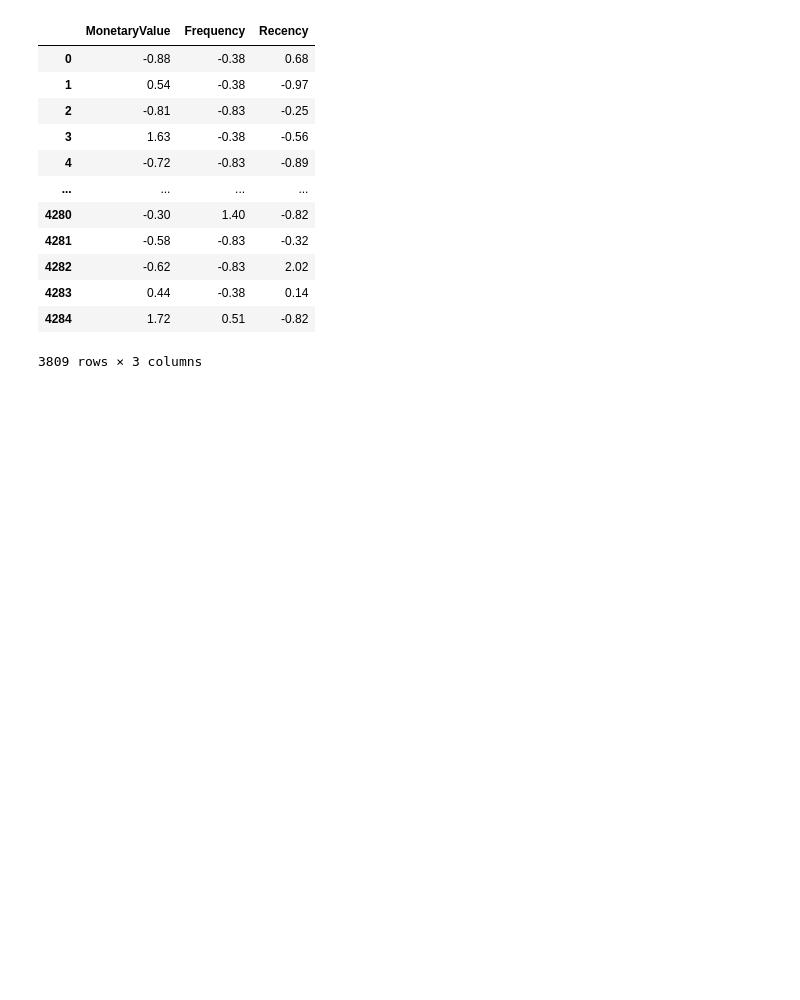
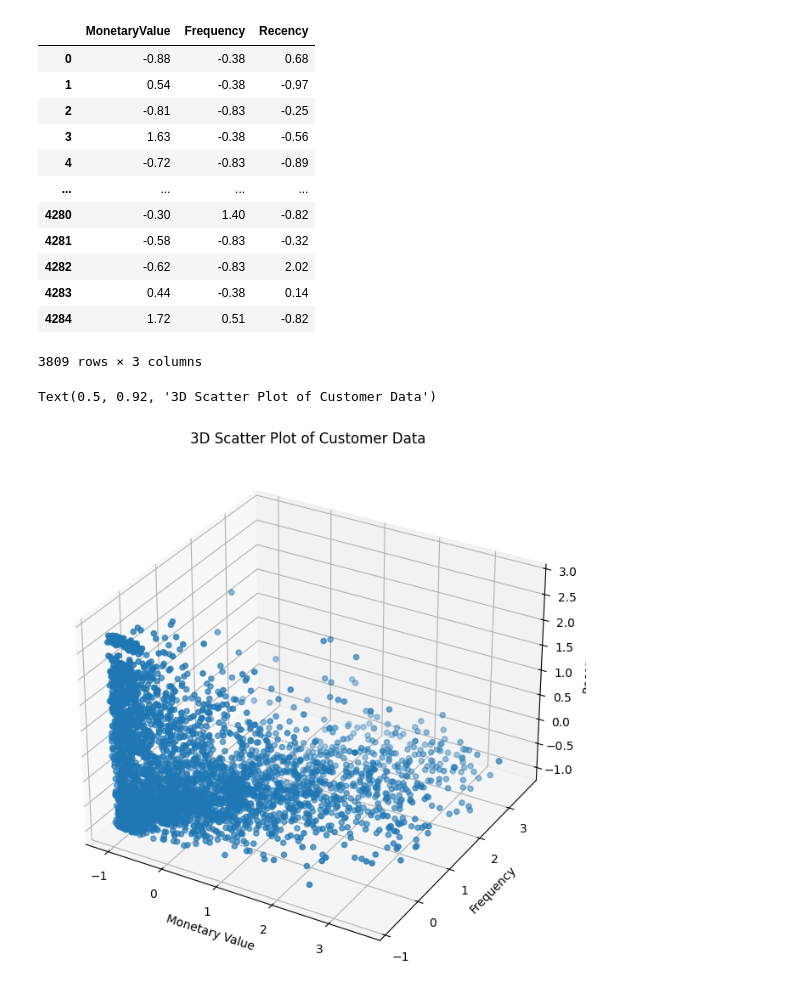
Before and after one commit to AvirukthGT/OnlineSalesAnalytics, a Jupyter notebook: Retail_data_clustering.ipynb, the cells around one changed output. Cells and saved outputs as stored; diff of their text form; code cells hidden in the pictures; blank space fills up the shorter version.

```diff
--- a/Retail_data_clustering.ipynb
+++ b/Retail_data_clustering.ipynb
@@ -484,3 +484,18 @@ scaled_data_df
 | 4283 | 0.44 | -0.38 | 0.14 |
 | 4284 | 1.72 | 0.51 | -0.82 |
 3809 rows × 3 columns
+# %%
+fig = plt.figure(figsize=(8, 8))
+
+ax = fig.add_subplot(projection="3d")
+
+scatter = ax.scatter(scaled_data_df["MonetaryValue"], scaled_data_df["Frequency"], scaled_data_df["Recency"])
+
+ax.set_xlabel('Monetary Value')
+ax.set_ylabel('Frequency')
+ax.set_zlabel('Recency')
+
+ax.set_title('3D Scatter Plot of Customer Data')
+# %% [output]
+Text(0.5, 0.92, '3D Scatter Plot of Customer Data')
+[figure, added]
```
Also changed, not shown: parts of 5 cells of this notebook.
